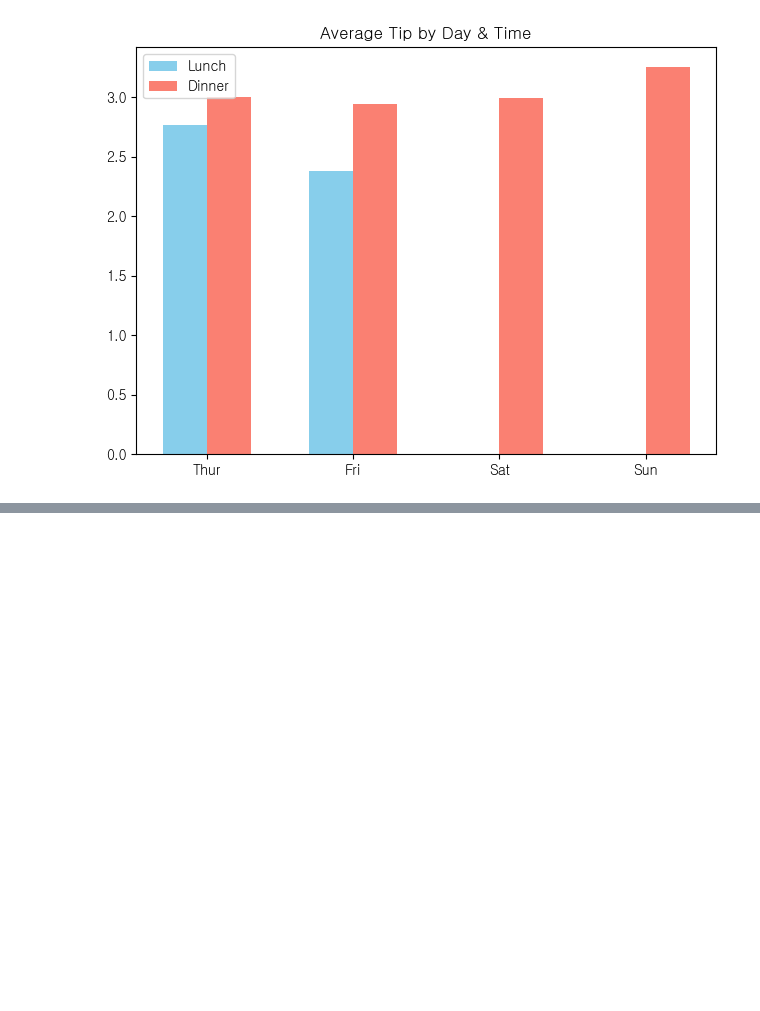
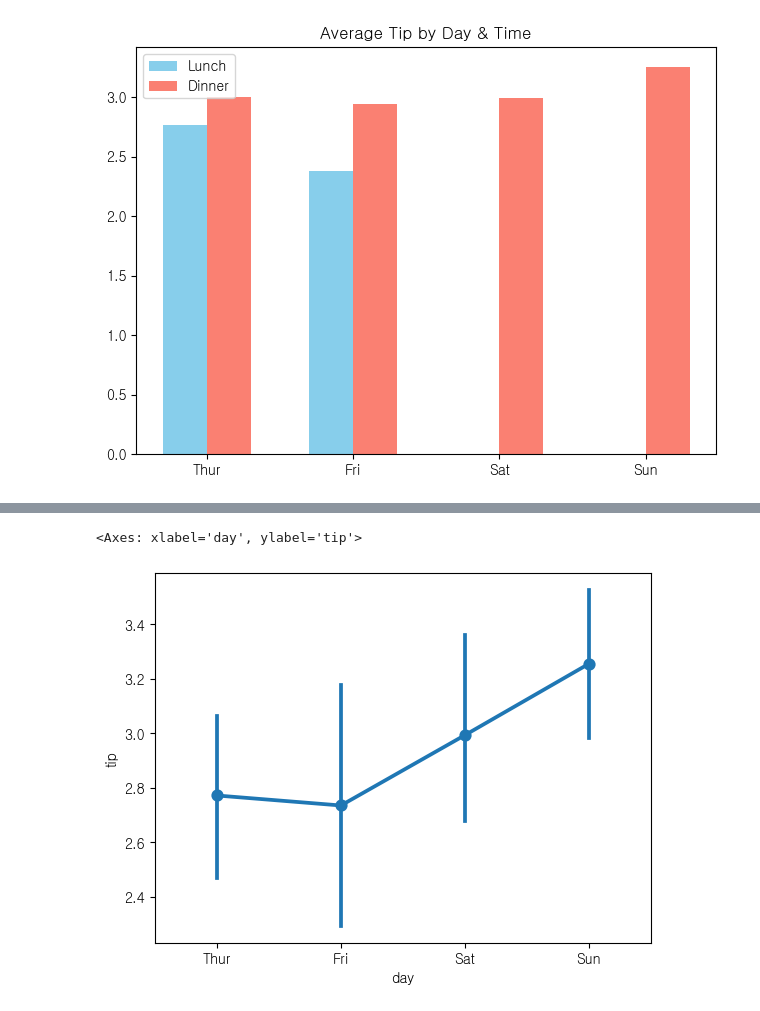
Before and after one commit to sohson/hipython, a Jupyter notebook: 43.시각화.ipynb, the cells around one changed output, grey strips where cells are left out. Saved outputs shown, nothing was run; the diff lists cells and outputs as text; code cells hidden in the pictures; blank space fills up the shorter version.

```diff
--- a/43.시각화.ipynb
+++ b/43.시각화.ipynb
@@ -310,0 +343,5 @@ plt.show()
+# %%
+sns.pointplot(x=df_tips['day'], y=df_tips['tip'])
+# %% [output]
+<Axes: xlabel='day', ylabel='tip'>
+[figure, added]
```
Also changed, not shown: parts of 38 cells of this notebook, 3 other files.
